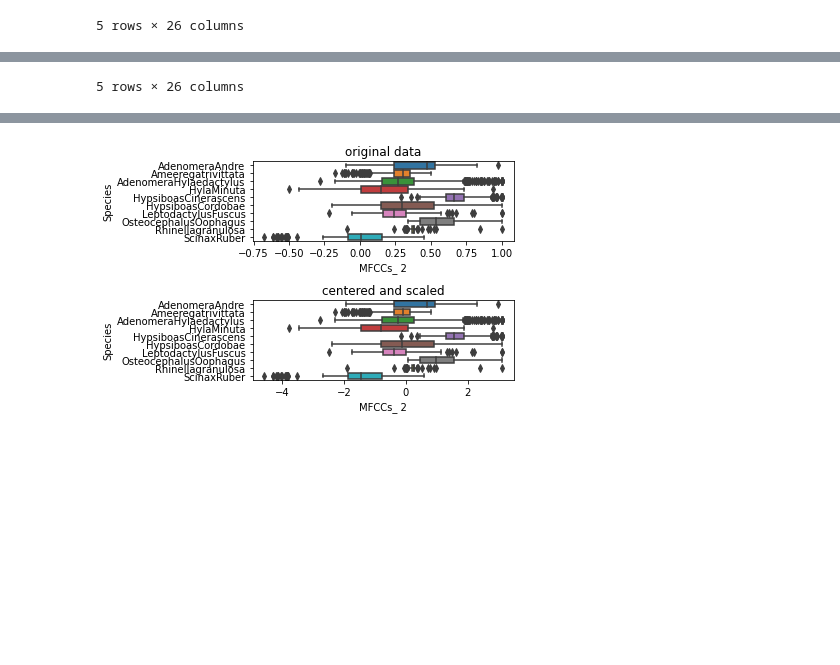
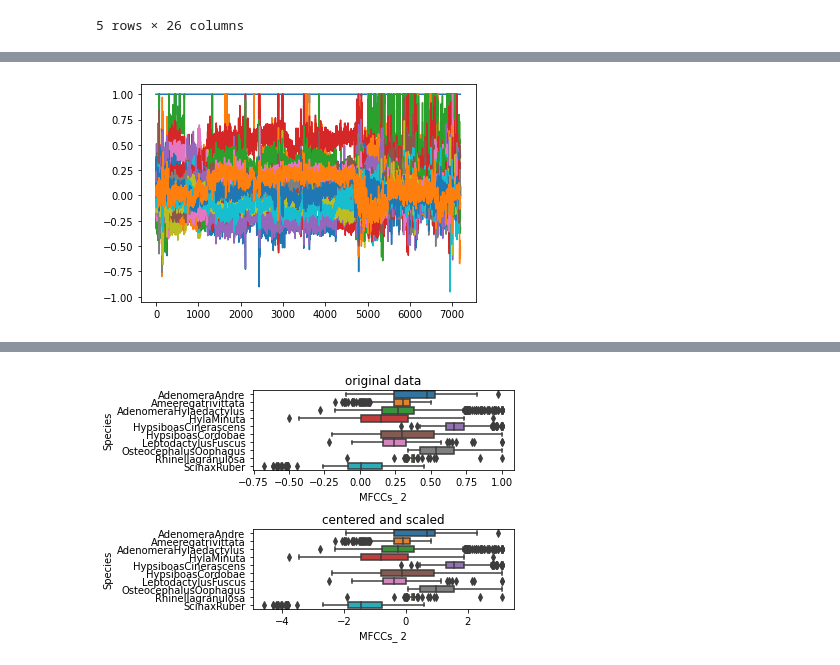
Before and after one commit to ansuini/dottorato_AI_area, a Jupyter notebook: frogs_explore.ipynb, the cells around one changed output, grey strips where cells are left out. Saved outputs shown, nothing was run; the diff lists cells and outputs as text; code cells hidden in the pictures; blank space fills up the shorter version.

```diff
--- a/frogs_explore.ipynb
+++ b/frogs_explore.ipynb
@@ -51,9 +51,14 @@ data_cols = ['MFCCs_ 1', 'MFCCs_ 2', 'MFCCs_ 3', 'MFCCs_ 4', 'MFCCs_ 5', 'MFCCs_
        'MFCCs_13', 'MFCCs_14', 'MFCCs_15', 'MFCCs_16', 'MFCCs_17', 'MFCCs_18',
        'MFCCs_19', 'MFCCs_20', 'MFCCs_21', 'MFCCs_22']
 # %%
+#metodo 1
 df_labels = frogs.drop(data_cols, axis = 1)
 df = frogs.drop(label_cols, axis = 1)
+
 frogs_norm = (df-df.mean())/(df.std())
+
 frogs_norm = pd.concat((frogs_norm, df_labels), 1)
 frogs_norm.head(5)
+plt.plot(df)
+plt.show()
 # %% [output]
@@ -66 +65 @@ frogs_norm.head(5)
-5 rows × 26 columns
+[figure, added]
```
Also changed, not shown: parts of 3 cells of this notebook, 1 other file.
